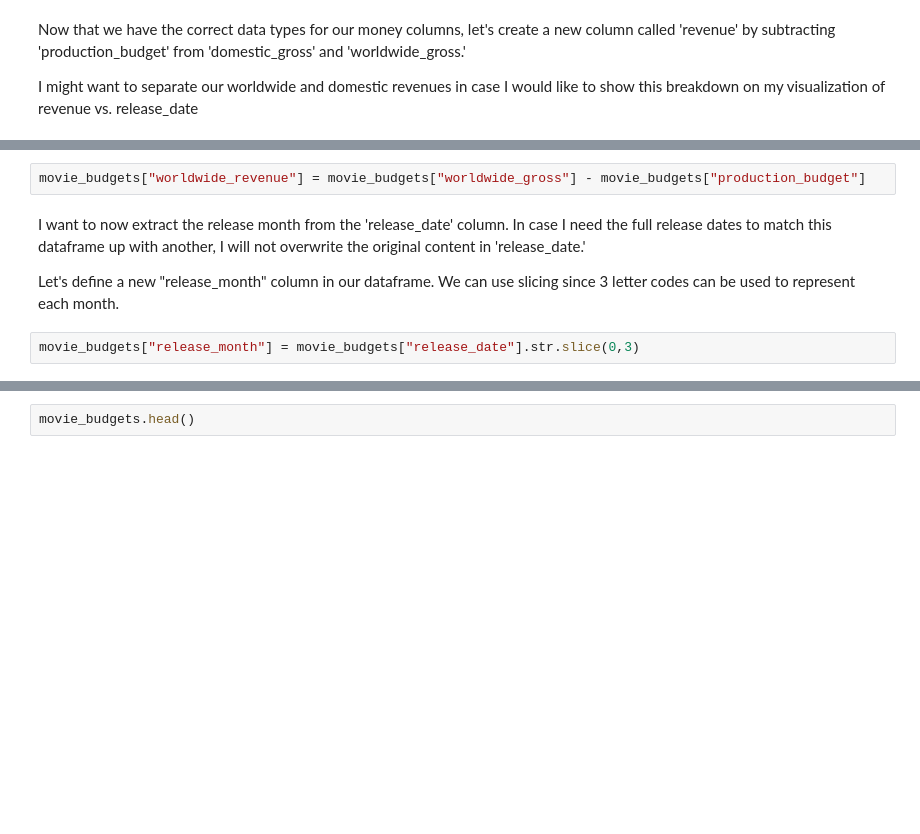
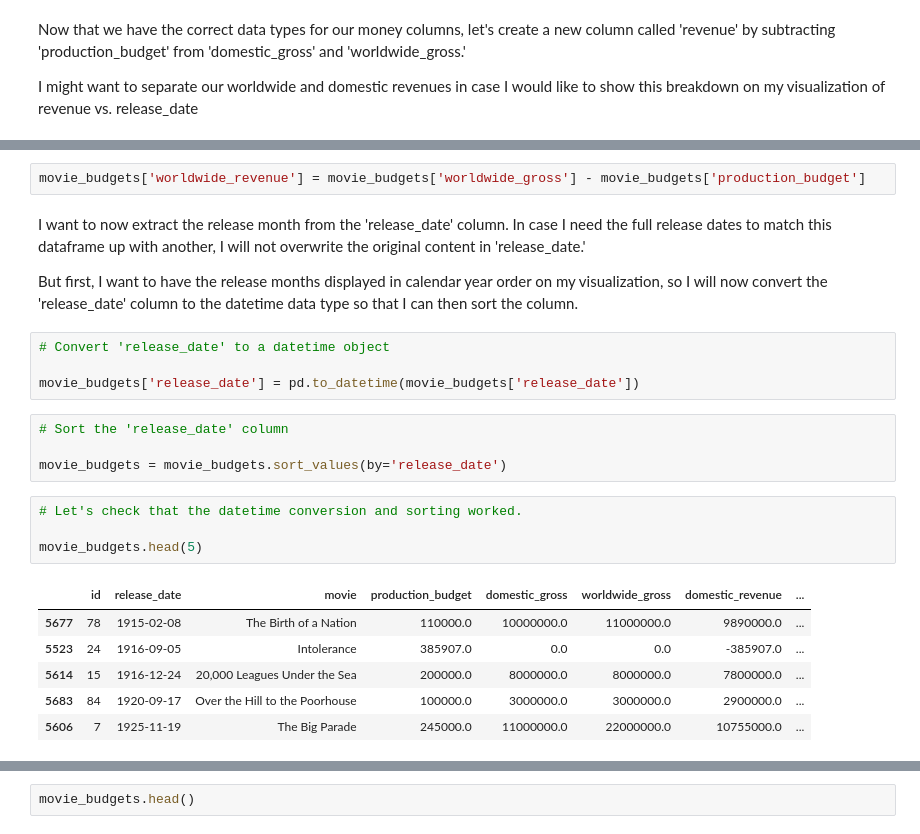
Before and after one commit to Tellenwong/dsc-mod-1-project-v2-1-online-ds-sp-000, a Jupyter notebook: student.ipynb, the cells around one changed output, grey strips where cells are left out. Cells and saved outputs as stored; diff of their text form; blank space fills up the shorter version.

Commit message:
Closer to good visualizations.

```diff
--- a/student.ipynb
+++ b/student.ipynb
@@ -628,8 +628,25 @@ movie_budgets["domestic_revenue"] = movie_budgets["domestic_gross"] - movie_budg
 # %%
-movie_budgets["worldwide_revenue"] = movie_budgets["worldwide_gross"] - movie_budgets["production_budget"]
+movie_budgets['worldwide_revenue'] = movie_budgets['worldwide_gross'] - movie_budgets['production_budget']
 # %% [markdown]
 I want to now extract the release month from the 'release_date' column. In case I need the full release dates to match this dataframe up with another, I will not overwrite the original content in 'release_date.'
 
-Let's define a new "release_month" column in our dataframe. We can use slicing since 3 letter codes can be used to represent each month.
+But first, I want to have the release months displayed in calendar year order on my visualization, so I will now convert the 'release_date' column to the datetime data type so that I can then sort the column.
-# %%
-movie_budgets["release_month"] = movie_budgets["release_date"].str.slice(0,3)
+# %%
+# Convert 'release_date' to a datetime object
+
+movie_budgets['release_date'] = pd.to_datetime(movie_budgets['release_date'])
+# %%
+# Sort the 'release_date' column
+
+movie_budgets = movie_budgets.sort_values(by='release_date')
+# %%
+# Let's check that the datetime conversion and sorting worked.
+
+movie_budgets.head(5)
+# %% [output]
+|  | id | release_date | movie | production_budget | domestic_gross | worldwide_gross | domestic_revenue | ... |
+| 5677 | 78 | 1915-02-08 | The Birth of a Nation | 110000.0 | 10000000.0 | 11000000.0 | 9890000.0 | ... |
+| 5523 | 24 | 1916-09-05 | Intolerance | 385907.0 | 0.0 | 0.0 | -385907.0 | ... |
+| 5614 | 15 | 1916-12-24 | 20,000 Leagues Under the Sea | 200000.0 | 8000000.0 | 8000000.0 | 7800000.0 | ... |
+| 5683 | 84 | 1920-09-17 | Over the Hill to the Poorhouse | 100000.0 | 3000000.0 | 3000000.0 | 2900000.0 | ... |
+| 5606 | 7 | 1925-11-19 | The Big Parade | 245000.0 | 11000000.0 | 22000000.0 | 10755000.0 | ... |
```
Also changed, not shown: parts of 7 cells of this notebook.
